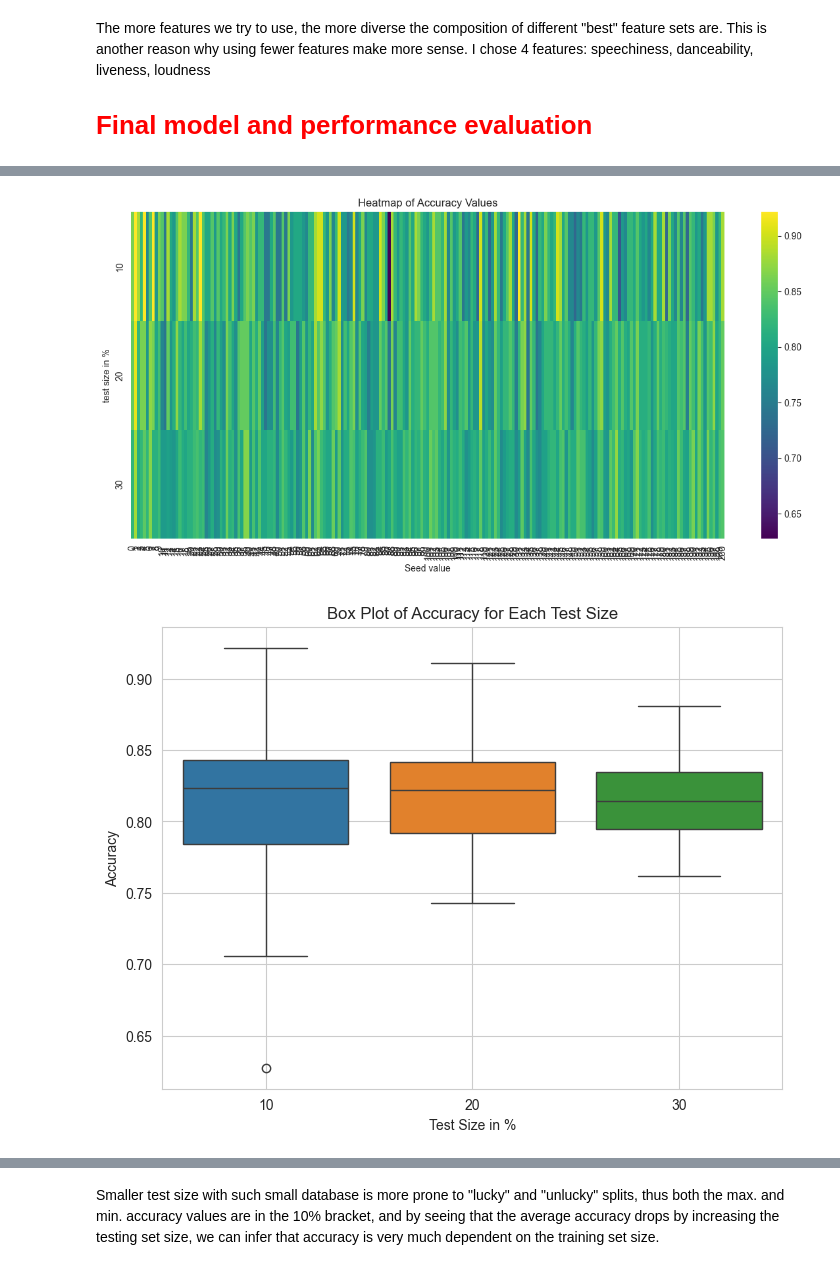
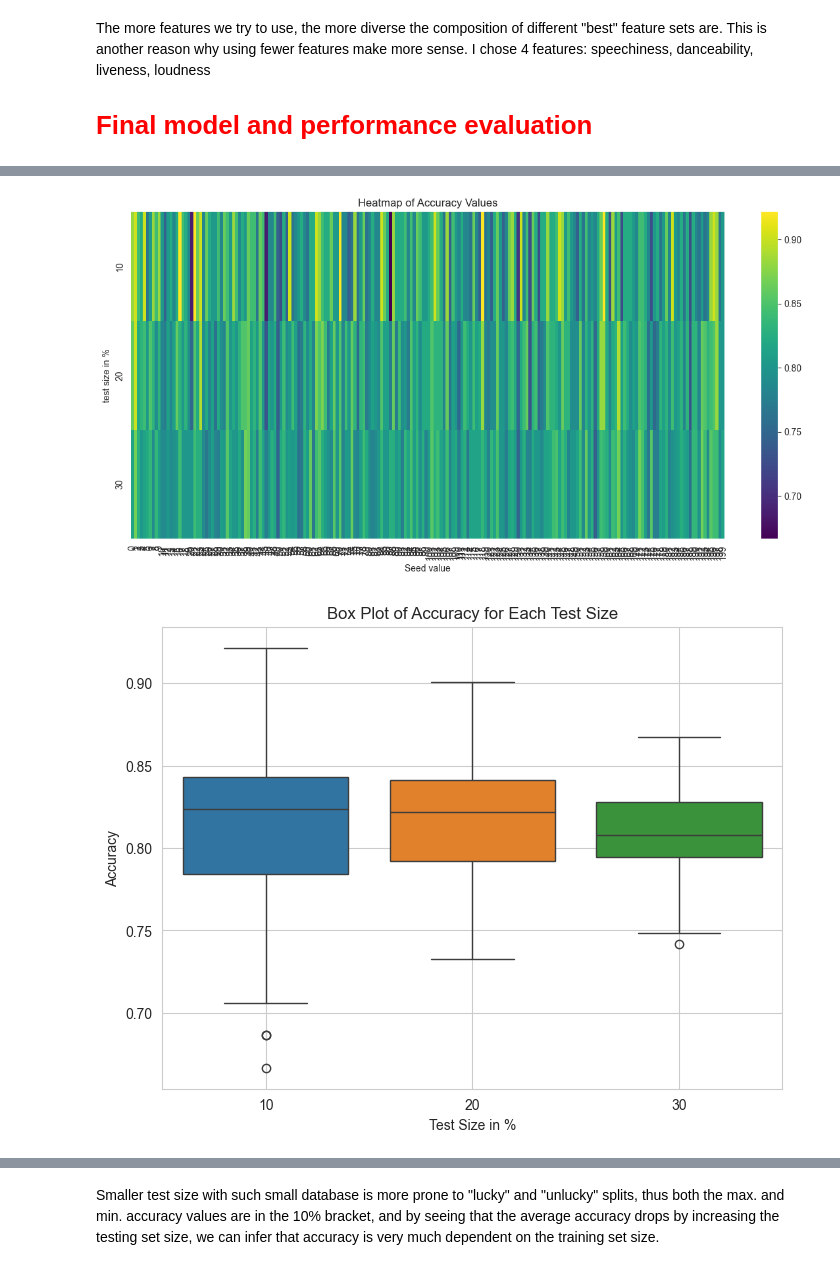
Before and after one commit to dprifer/SF2935__G007, a Jupyter notebook: SVM/SVM model.ipynb, the cells around one changed output, grey strips where cells are left out. Saved outputs shown, nothing was run; the diff lists cells and outputs as text; code cells hidden in the pictures.

```diff
--- a/SVM/SVM model.ipynb
+++ b/SVM/SVM model.ipynb
@@ -576,7 +451,7 @@ for i in range(1, predictors_train.shape[1] + 1):
     bestfeatures[i] = {}
     accuracy_orig_dict[i] = {}
     accuracy_mod_dict[i] = {}
-    for j in range(50):
+    for j in range(100):
         if i == predictors_train.shape[1]:
             seed = j
             print(f'{i} features, seed = {seed}..', end='')
@@ -961,18 +727,24 @@ The more features we try to use, the more diverse the composition of different "
 
 # <span style="color:red">Final model and performance evaluation</span>
 # %%
-final_features = ['speechiness', 'danceability', 'liveness', 'loudness']
-accuracy_final_dict = {}
+final_features_1 = ['speechiness', 'danceability', 'liveness', 'energy']
+final_features_2 = ['speechiness', 'danceability', 'liveness', 'loudness']
+accuracy_final_dict_1 = {}
+accuracy_final_dict_2 = {}
 # getting an idea of accuracy:
 for i in [10, 20, 30]:
-    accuracy_final_dict[i] = {}
-    for seed in range(201):
+    accuracy_final_dict_1[i] = {}
+    accuracy_final_dict_2[i] = {}
+    for seed in range(200):
         print(f'Training split: {i/100}, seed = {seed}')
-        predictors_train_final, predictors_test_final, response_train_final, response_test_final = train_test_split(encoded_data[final_features], response, test_size=i/100, random_state=seed)
+        predictors_train_final_1, predictors_test_final_1, response_train_final_1, response_test_final_1 = train_test_split(encoded_data[final_features_1], response, test_size=i/100, random_state=seed)
+        predictors_train_final_2, predictors_test_final_2, response_train_final_2, response_test_final_2 = train_test_split(encoded_data[final_features_2], response, test_size=i/100, random_state=seed)
 
-        model, accuracy = svm_model('rbf', predictors_train_final, response_train_final, predictors_test_final, response_test_final, metrics = 'None')
+        model_1, accuracy_1 = svm_model('rbf', predictors_train_final_1, response_train_final_1, predictors_test_final_1, response_test_final_1, metrics = 'None')
+        model_2, accuracy_2 = svm_model('rbf', predictors_train_final_2, response_train_final_2, predictors_test_final_2, response_test_final_2, metrics = 'None')
 
-        accuracy_final_dict[i][seed] = accuracy
+        accuracy_final_dict_1[i][seed] = accuracy_1
+        accuracy_final_dict_2[i][seed] = accuracy_2
 # %% [output]
 Training split: 0.1, seed = 0
 Training split: 0.1, seed = 1
@@ -994,29 +766,31 @@ Training split: 0.3, seed = 200
 # %%
-splits = sorted(accuracy_final_dict.keys())
-seed_nrs = range(201)
-Z = np.array([[accuracy_final_dict[split][seed_nr] for split in splits] for seed_nr in seed_nrs])
+splits = sorted(accuracy_final_dict_1.keys())
+seed_nrs = range(200)
+Z = np.array([[accuracy_final_dict_1[split][seed_nr] for split in splits] for seed_nr in seed_nrs])
 
 # Create a heatmap
 plt.figure(figsize=(12, 6))
 sns.heatmap(Z.T, xticklabels=seed_nrs, yticklabels=splits, cmap='viridis', annot=False)
 plt.xlabel('Seed value')
 plt.ylabel('test size in %')
 plt.title('Heatmap of Accuracy Values')
 plt.tight_layout()
+plt.savefig('Accuracy_heatmap_4_energy.eps', format='eps')
 plt.show()
 
-df = pd.DataFrame(accuracy_final_dict)
+df = pd.DataFrame(accuracy_final_dict_1)
 plt.figure(figsize=(8, 6))
 sns.boxplot(data=df)
 plt.title('Box Plot of Accuracy for Each Test Size')
 plt.xlabel('Test Size in %')
 plt.ylabel('Accuracy')
 plt.grid(True)
+plt.savefig('Boxplot_4_energy.eps', format='eps')
 plt.show()
 
-print(df.max())
-print(df.min())
-print(df.mean())
+print(f'Max: \n {df.max()}')
+print(f'Min: \n {df.min()}')
+print(f'Mean: \n {df.mean()}')
 # %% [output]
-[figure, old version]
+[figure, new version]
-[figure, old version]
+[figure, new version]
```
Also changed, not shown: parts of 28 cells of this notebook.
